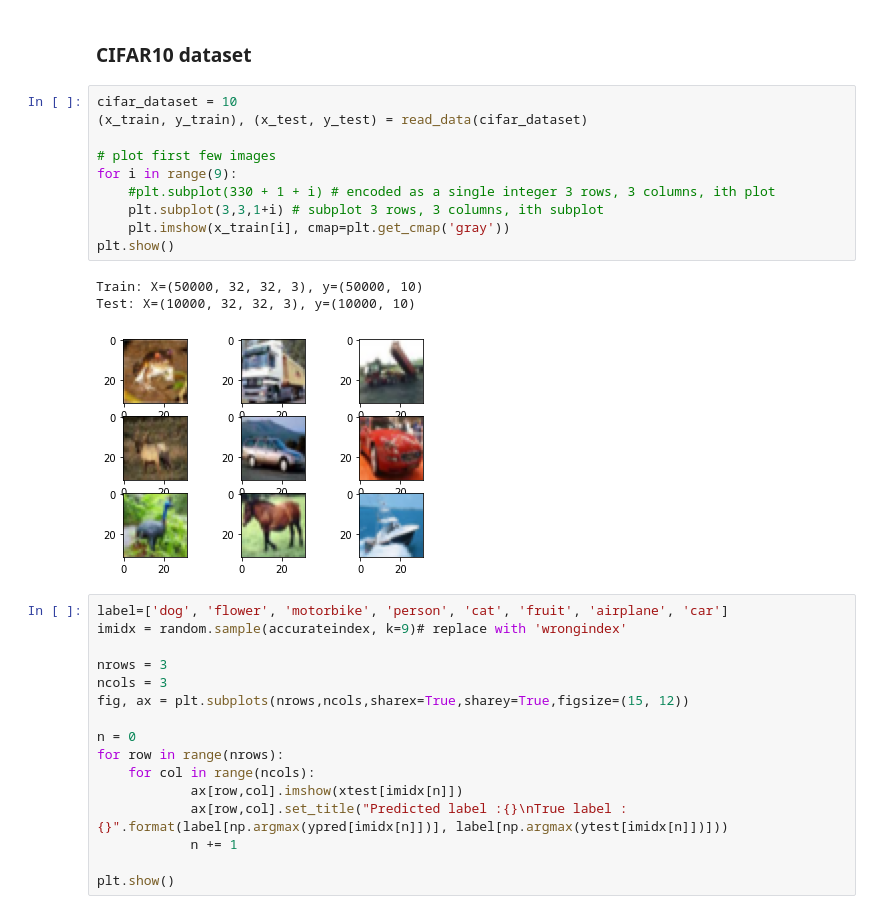
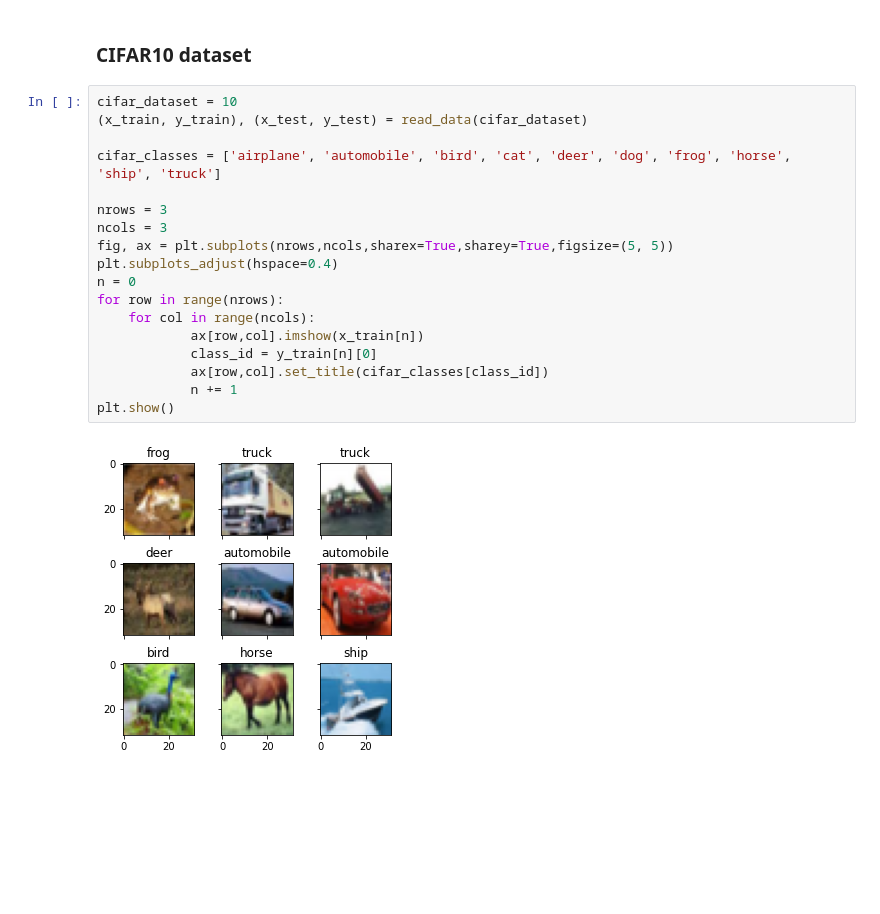
Before and after one commit to btran30/cs584, a Jupyter notebook: sample_images.ipynb, the cells around one changed output. Saved outputs shown, nothing was run; the diff lists cells and outputs as text; blank space fills up the shorter version.

```diff
--- a/sample_images.ipynb
+++ b/sample_images.ipynb
@@ -59,32 +61,22 @@ plt.show()
 # %% [markdown]
 ### CIFAR10 dataset
-# %%
-cifar_dataset = 10
-(x_train, y_train), (x_test, y_test) = read_data(cifar_dataset)
-
-# plot first few images
-for i in range(9):
-    #plt.subplot(330 + 1 + i) # encoded as a single integer 3 rows, 3 columns, ith plot
-    plt.subplot(3,3,1+i) # subplot 3 rows, 3 columns, ith subplot
-    plt.imshow(x_train[i], cmap=plt.get_cmap('gray'))
-plt.show()
-# %% [output]
-Train: X=(50000, 32, 32, 3), y=(50000, 10)
-Test: X=(10000, 32, 32, 3), y=(10000, 10)
-[figure, removed]
 # %%
-label=['dog', 'flower', 'motorbike', 'person', 'cat', 'fruit', 'airplane', 'car']
-imidx = random.sample(accurateindex, k=9)# replace with 'wrongindex'
+cifar_dataset = 10
+(x_train, y_train), (x_test, y_test) = read_data(cifar_dataset)
+
+cifar_classes = ['airplane', 'automobile', 'bird', 'cat', 'deer', 'dog', 'frog', 'horse', 'ship', 'truck']
 
 nrows = 3
 ncols = 3
-fig, ax = plt.subplots(nrows,ncols,sharex=True,sharey=True,figsize=(15, 12))
-
+fig, ax = plt.subplots(nrows,ncols,sharex=True,sharey=True,figsize=(5, 5))
+plt.subplots_adjust(hspace=0.4)
 n = 0
 for row in range(nrows):
     for col in range(ncols):
-            ax[row,col].imshow(xtest[imidx[n]])
-            ax[row,col].set_title("Predicted label :{}\nTrue label :{}".format(label[np.argmax(ypred[imidx[n]])], label[np.argmax(ytest[imidx[n]])]))
+            ax[row,col].imshow(x_train[n])
+            class_id = y_train[n][0]
+            ax[row,col].set_title(cifar_classes[class_id])
             n += 1
-
 plt.show()
+# %% [output]
+[figure, added]
```
Also changed, not shown: parts of 4 cells of this notebook.
